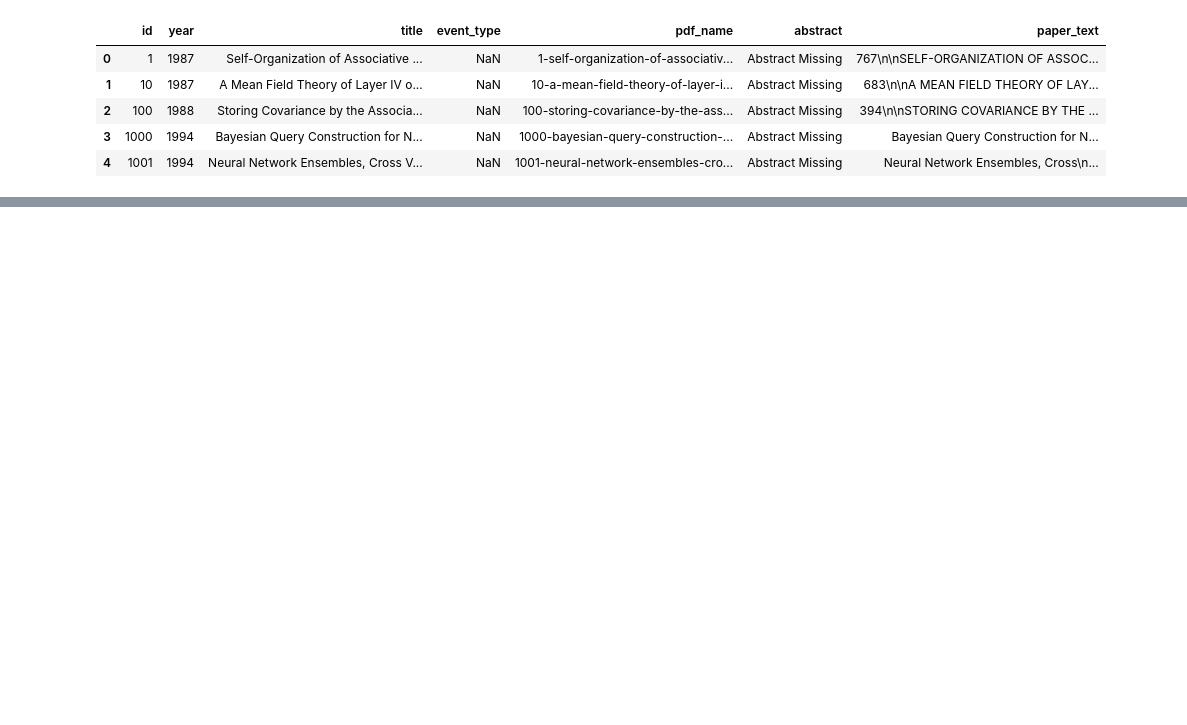
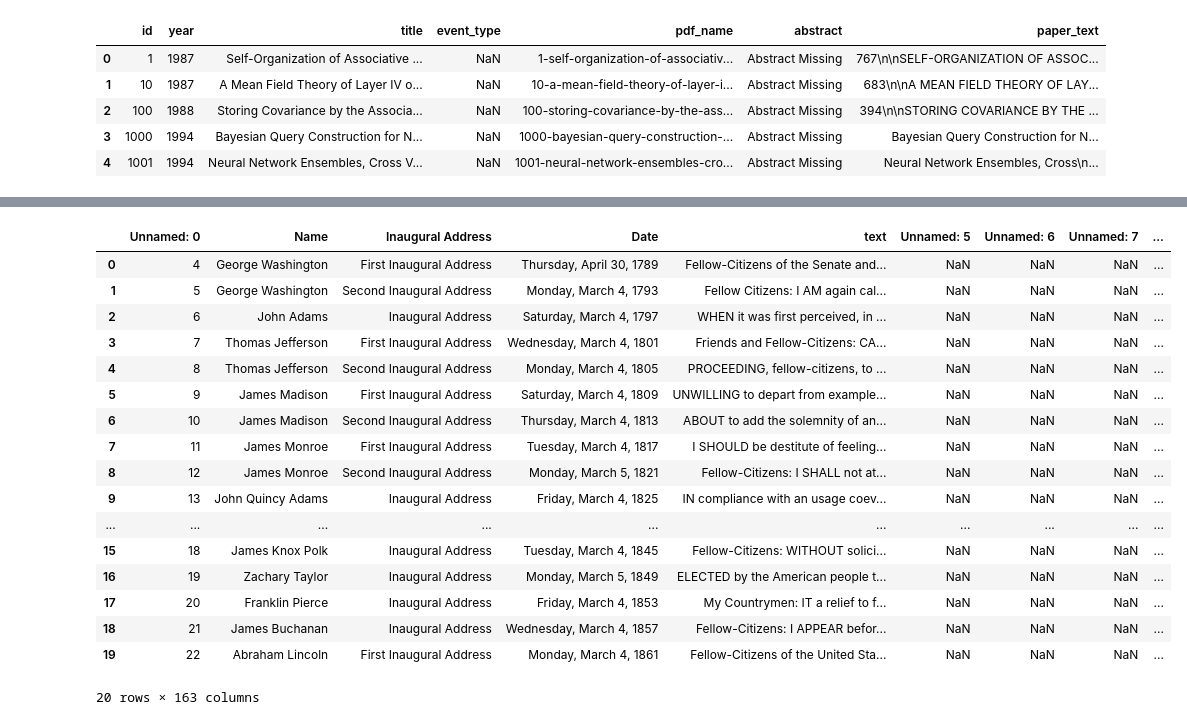
Before and after one commit to victoriachui/inf2209-humancentredtopicmodels-fa22, a Jupyter notebook: notebooks/topicmodels.ipynb, the cells around one changed output, grey strips where cells are left out. Cells and saved outputs as stored; diff of their text form; code cells hidden in the pictures; blank space fills up the shorter version.

```diff
--- a/notebooks/topicmodels.ipynb
+++ b/notebooks/topicmodels.ipynb
@@ -151,0 +152,33 @@ print(perplexity)
+# %%
+import re
+import string
+#nmf demo
+from sklearn.feature_extraction.text import TfidfVectorizer
+from sklearn.decomposition import NMF
+from sklearn.feature_extraction import text
+
+from nltk.corpus import stopwords
+from nltk import word_tokenize, pos_tag
+from nltk.stem import WordNetLemmatizer
+df = pd.read_csv('../data/inaug_speeches.csv', encoding="latin1")
+# %%
+df.head(20)
+# %% [output]
+|  | Unnamed: 0 | Name | Inaugural Address | Date | text | Unnamed: 5 | Unnamed: 6 | Unnamed: 7 | ... |
+| 0 | 4 | George Washington | First Inaugural Address | Thursday, April 30, 1789 | Fellow-Citizens of the Senate and... | NaN | NaN | NaN | ... |
+| 1 | 5 | George Washington | Second Inaugural Address | Monday, March 4, 1793 | Fellow Citizens: I AM again cal... | NaN | NaN | NaN | ... |
+| 2 | 6 | John Adams | Inaugural Address | Saturday, March 4, 1797 | WHEN it was first perceived, in ... | NaN | NaN | NaN | ... |
+| 3 | 7 | Thomas Jefferson | First Inaugural Address | Wednesday, March 4, 1801 | Friends and Fellow-Citizens: CA... | NaN | NaN | NaN | ... |
+| 4 | 8 | Thomas Jefferson | Second Inaugural Address | Monday, March 4, 1805 | PROCEEDING, fellow-citizens, to ... | NaN | NaN | NaN | ... |
+| 5 | 9 | James Madison | First Inaugural Address | Saturday, March 4, 1809 | UNWILLING to depart from example... | NaN | NaN | NaN | ... |
+| 6 | 10 | James Madison | Second Inaugural Address | Thursday, March 4, 1813 | ABOUT to add the solemnity of an... | NaN | NaN | NaN | ... |
+| 7 | 11 | James Monroe | First Inaugural Address | Tuesday, March 4, 1817 | I SHOULD be destitute of feeling... | NaN | NaN | NaN | ... |
+| 8 | 12 | James Monroe | Second Inaugural Address | Monday, March 5, 1821 | Fellow-Citizens: I SHALL not at... | NaN | NaN | NaN | ... |
+| 9 | 13 | John Quincy Adams | Inaugural Address | Friday, March 4, 1825 | IN compliance with an usage coev... | NaN | NaN | NaN | ... |
+| ... | ... | ... | ... | ... | ... | ... | ... | ... | ... |
+| 15 | 18 | James Knox Polk | Inaugural Address | Tuesday, March 4, 1845 | Fellow-Citizens: WITHOUT solici... | NaN | NaN | NaN | ... |
+| 16 | 19 | Zachary Taylor | Inaugural Address | Monday, March 5, 1849 | ELECTED by the American people t... | NaN | NaN | NaN | ... |
+| 17 | 20 | Franklin Pierce | Inaugural Address | Friday, March 4, 1853 | My Countrymen: IT a relief to f... | NaN | NaN | NaN | ... |
+| 18 | 21 | James Buchanan | Inaugural Address | Wednesday, March 4, 1857 | Fellow-Citizens: I APPEAR befor... | NaN | NaN | NaN | ... |
+| 19 | 22 | Abraham Lincoln | First Inaugural Address | Monday, March 4, 1861 | Fellow-Citizens of the United Sta... | NaN | NaN | NaN | ... |
+20 rows × 163 columns
```
Also changed, not shown: parts of 16 cells of this notebook, 1 other file.
